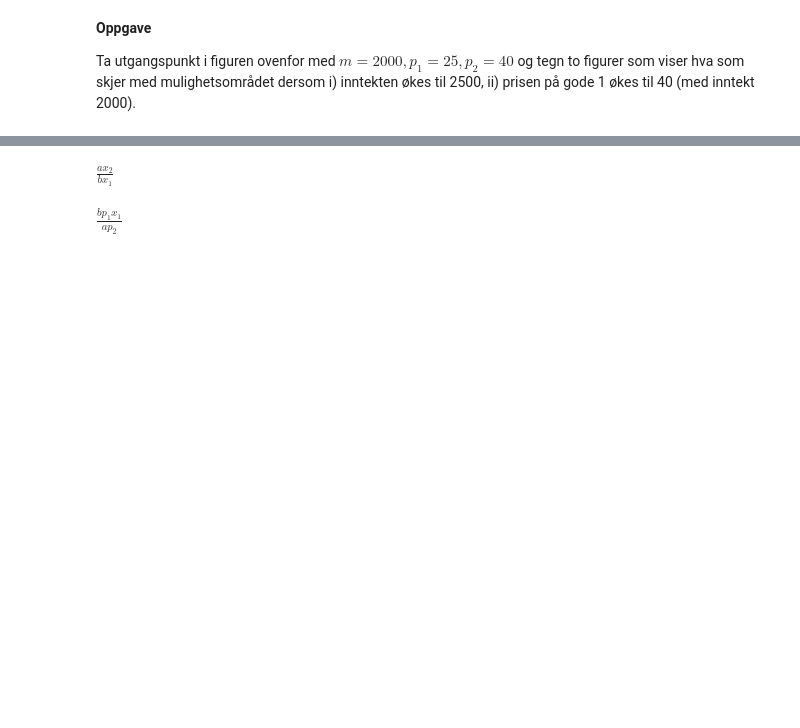
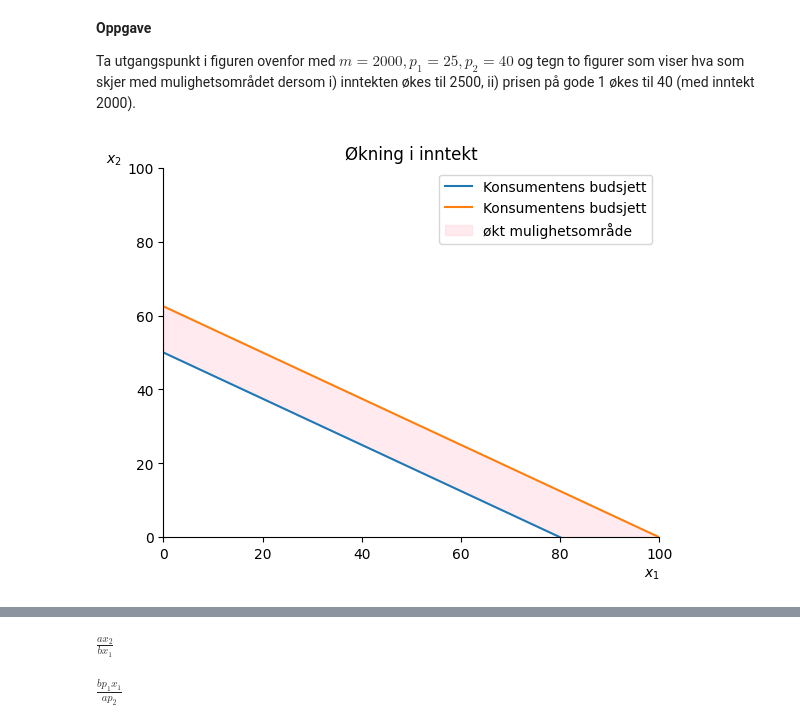
Before and after one commit to loopdiggaz/SOK-1006, a Jupyter notebook: forelesninger/notater forelesning 13.ipynb, the cells around one changed output, grey strips where cells are left out. Saved outputs shown, nothing was run; the diff lists cells and outputs as text; code cells hidden in the pictures; blank space fills up the shorter version.

```diff
--- a/forelesninger/notater forelesning 13.ipynb
+++ b/forelesninger/notater forelesning 13.ipynb
@@ -158,0 +156,12 @@ Ta utgangspunkt i figuren ovenfor med $m=2000, p_1=25, p_2=40$ og tegn to figure
+# %%
+fig, ax = create_ax()
+
+ax.plot(x, budsjett(2000, 25, 40, x), label = 'Konsumentens budsjett')
+ax.plot(x, budsjett(2500, 25, 40, x), label = 'Konsumentens budsjett')
+
+ax.fill_between(x, budsjett(2000, 25, 40, x), budsjett(2500, 25, 40, x), color = "pink",alpha = 0.3,label='økt mulighetsområde')
+
+ax.set_title('Økning i inntekt')
+ax.legend(loc='best');
+# %% [output]
+[figure, added]
```
Also changed, not shown: parts of 13 cells of this notebook, 5 other files.
